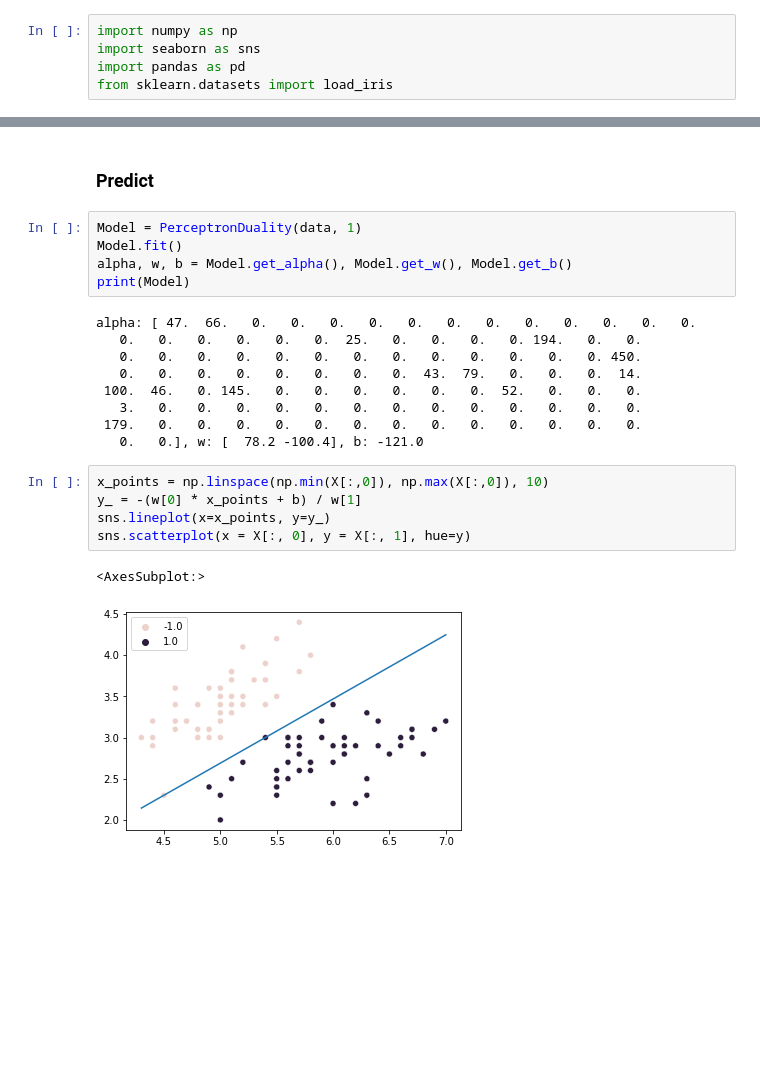
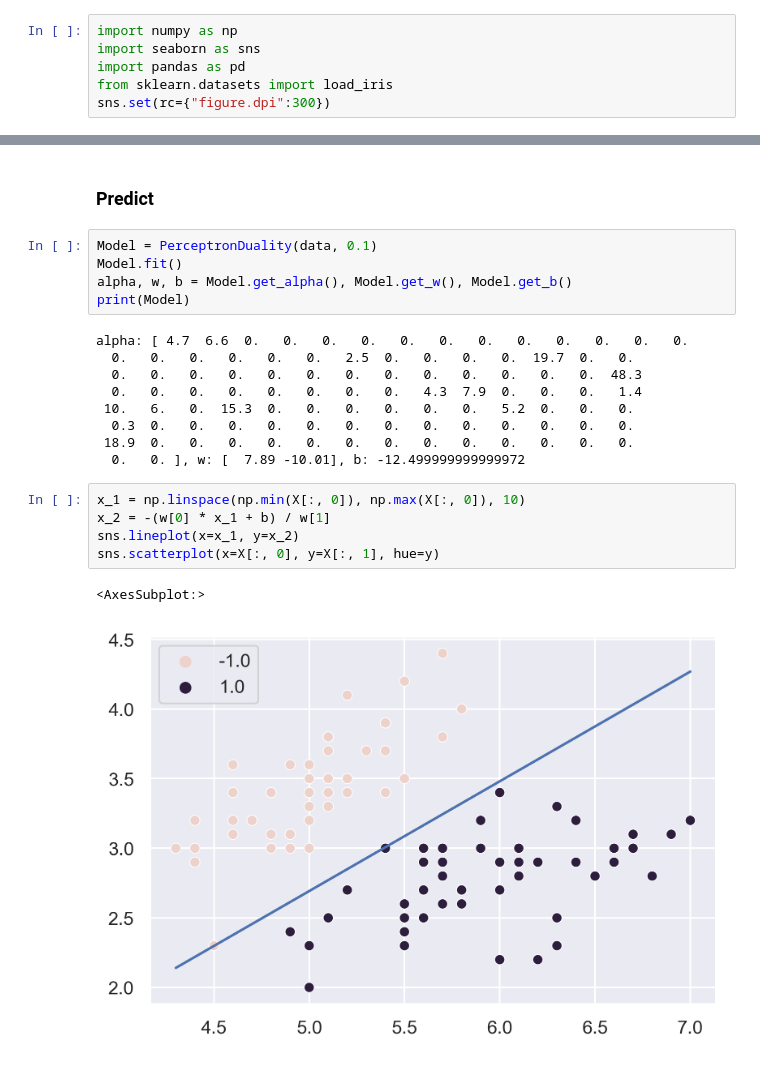
Before and after one commit to ArtistYusen/Statistical-Learning-Method-Code, a Jupyter notebook: CH02-Perceptron/algorithm.ipynb, the cells around one changed output, grey strips where cells are left out. Drawn from its saved outputs; the diff is of its cells as text; blank space fills up the shorter version.

```diff
--- a/CH02-Perceptron/algorithm.ipynb
+++ b/CH02-Perceptron/algorithm.ipynb
@@ -5,6 +5,7 @@ import numpy as np
 import seaborn as sns
 import pandas as pd
 from sklearn.datasets import load_iris
+sns.set(rc={"figure.dpi":300})
 # %% [markdown]
 ## Load Iris Data
 # %%
@@ -164,24 +165,24 @@ class PerceptronDuality:
 # %% [markdown]
 ### Predict
 # %%
-Model = PerceptronDuality(data, 1)
+Model = PerceptronDuality(data, 0.1)
 Model.fit()
 alpha, w, b = Model.get_alpha(), Model.get_w(), Model.get_b()
 print(Model)
 # %% [output]
-alpha: [ 47.  66.   0.   0.   0.   0.   0.   0.   0.   0.   0.   0.   0.   0.
-   0.   0.   0.   0.   0.   0.  25.   0.   0.   0.   0. 194.   0.   0.
-   0.   0.   0.   0.   0.   0.   0.   0.   0.   0.   0.   0.   0. 450.
-   0.   0.   0.   0.   0.   0.   0.   0.  43.  79.   0.   0.   0.  14.
- 100.  46.   0. 145.   0.   0.   0.   0.   0.   0.  52.   0.   0.   0.
-   3.   0.   0.   0.   0.   0.   0.   0.   0.   0.   0.   0.   0.   0.
- 179.   0.   0.   0.   0.   0.   0.   0.   0.   0.   0.   0.   0.   0.
-   0.   0.], w: [  78.2 -100.4], b: -121.0
+alpha: [ 4.7  6.6  0.   0.   0.   0.   0.   0.   0.   0.   0.   0.   0.   0.
+  0.   0.   0.   0.   0.   0.   2.5  0.   0.   0.   0.  19.7  0.   0.
+  0.   0.   0.   0.   0.   0.   0.   0.   0.   0.   0.   0.   0.  48.3
+  0.   0.   0.   0.   0.   0.   0.   0.   4.3  7.9  0.   0.   0.   1.4
+ 10.   6.   0.  15.3  0.   0.   0.   0.   0.   0.   5.2  0.   0.   0.
+  0.3  0.   0.   0.   0.   0.   0.   0.   0.   0.   0.   0.   0.   0.
+ 18.9  0.   0.   0.   0.   0.   0.   0.   0.   0.   0.   0.   0.   0.
+  0.   0. ], w: [  7.89 -10.01], b: -12.499999999999972
 # %%
-x_points = np.linspace(np.min(X[:,0]), np.max(X[:,0]), 10)
-y_ = -(w[0] * x_points + b) / w[1]
-sns.lineplot(x=x_points, y=y_)
-sns.scatterplot(x = X[:, 0], y = X[:, 1], hue=y)
+x_1 = np.linspace(np.min(X[:, 0]), np.max(X[:, 0]), 10)
+x_2 = -(w[0] * x_1 + b) / w[1]
+sns.lineplot(x=x_1, y=x_2)
+sns.scatterplot(x=X[:, 0], y=X[:, 1], hue=y)
 # %% [output]
 <AxesSubplot:>
-[figure, old version]
+[figure, new version]
```
Also changed, not shown: parts of 3 cells of this notebook, 1 other file.
